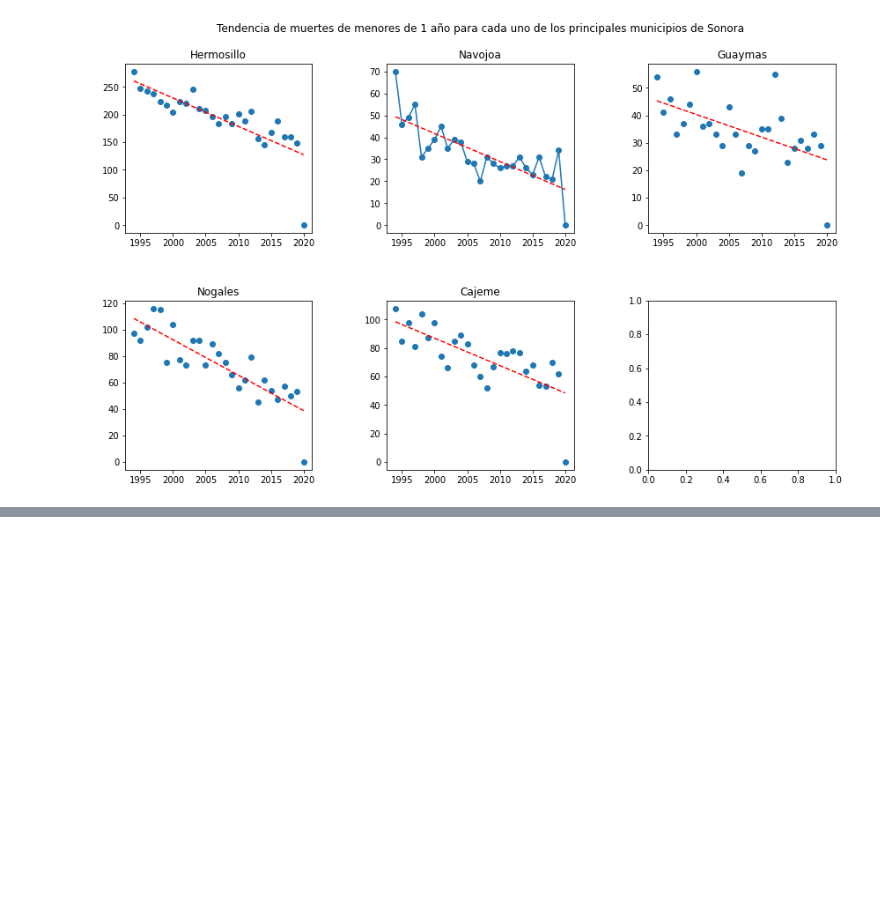
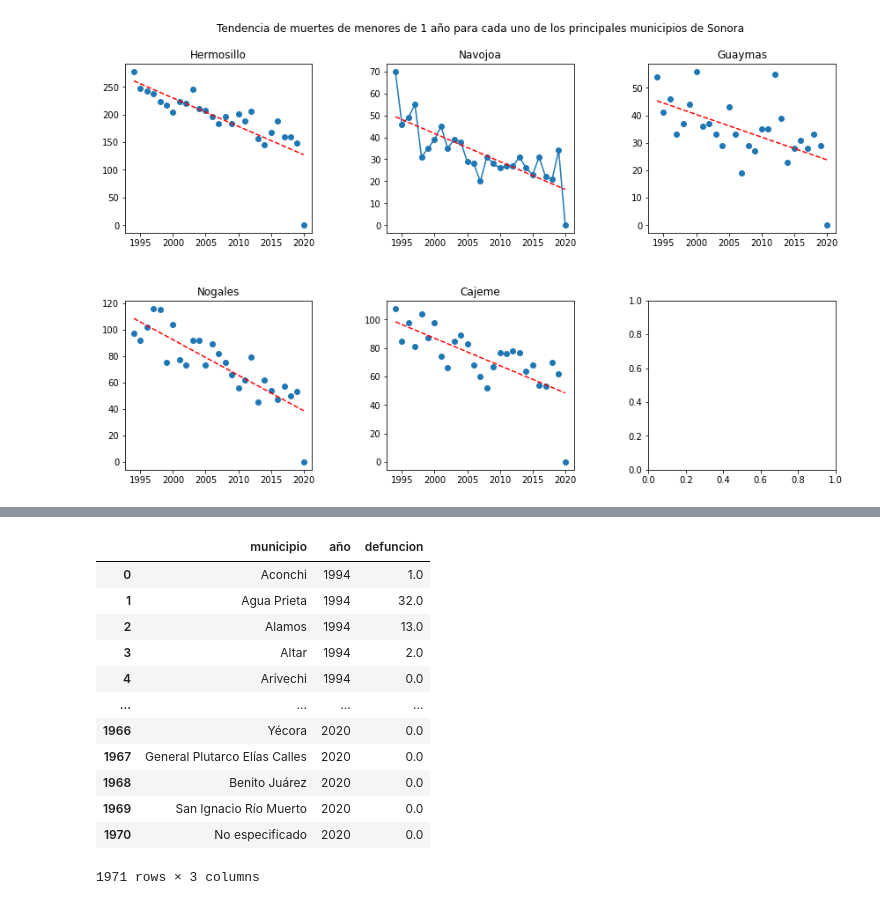
Before and after one commit to ibsanmorales/data_sonora_buqui, a Jupyter notebook: notebooks/mortalidad.ipynb, the cells around one changed output, grey strips where cells are left out. Saved outputs shown, nothing was run; the diff lists cells and outputs as text; code cells hidden in the pictures; blank space fills up the shorter version.

```diff
--- a/notebooks/mortalidad.ipynb
+++ b/notebooks/mortalidad.ipynb
@@ -195,0 +220,20 @@ plt.show()
+# %%
+#Renombrando columnas
+mortalidad_data.rename({'desc_municipio':'municipio'}, axis=1, inplace=True)
+# %%
+mortalidad_tidy = pd.melt(mortalidad_data, id_vars='municipio', value_vars =list(mortalidad_data.iloc[:,1:].columns),var_name='año', value_name='defuncion')
+mortalidad_tidy
+# %% [output]
+|  | municipio | año | defuncion |
+| 0 | Aconchi | 1994 | 1.0 |
+| 1 | Agua Prieta | 1994 | 32.0 |
+| 2 | Alamos | 1994 | 13.0 |
+| 3 | Altar | 1994 | 2.0 |
+| 4 | Arivechi | 1994 | 0.0 |
+| ... | ... | ... | ... |
+| 1966 | Yécora | 2020 | 0.0 |
+| 1967 | General Plutarco Elías Calles | 2020 | 0.0 |
+| 1968 | Benito Juárez | 2020 | 0.0 |
+| 1969 | San Ignacio Río Muerto | 2020 | 0.0 |
+| 1970 | No especificado | 2020 | 0.0 |
+1971 rows × 3 columns
```
Also changed, not shown: parts of 17 cells of this notebook, 1 other file.
